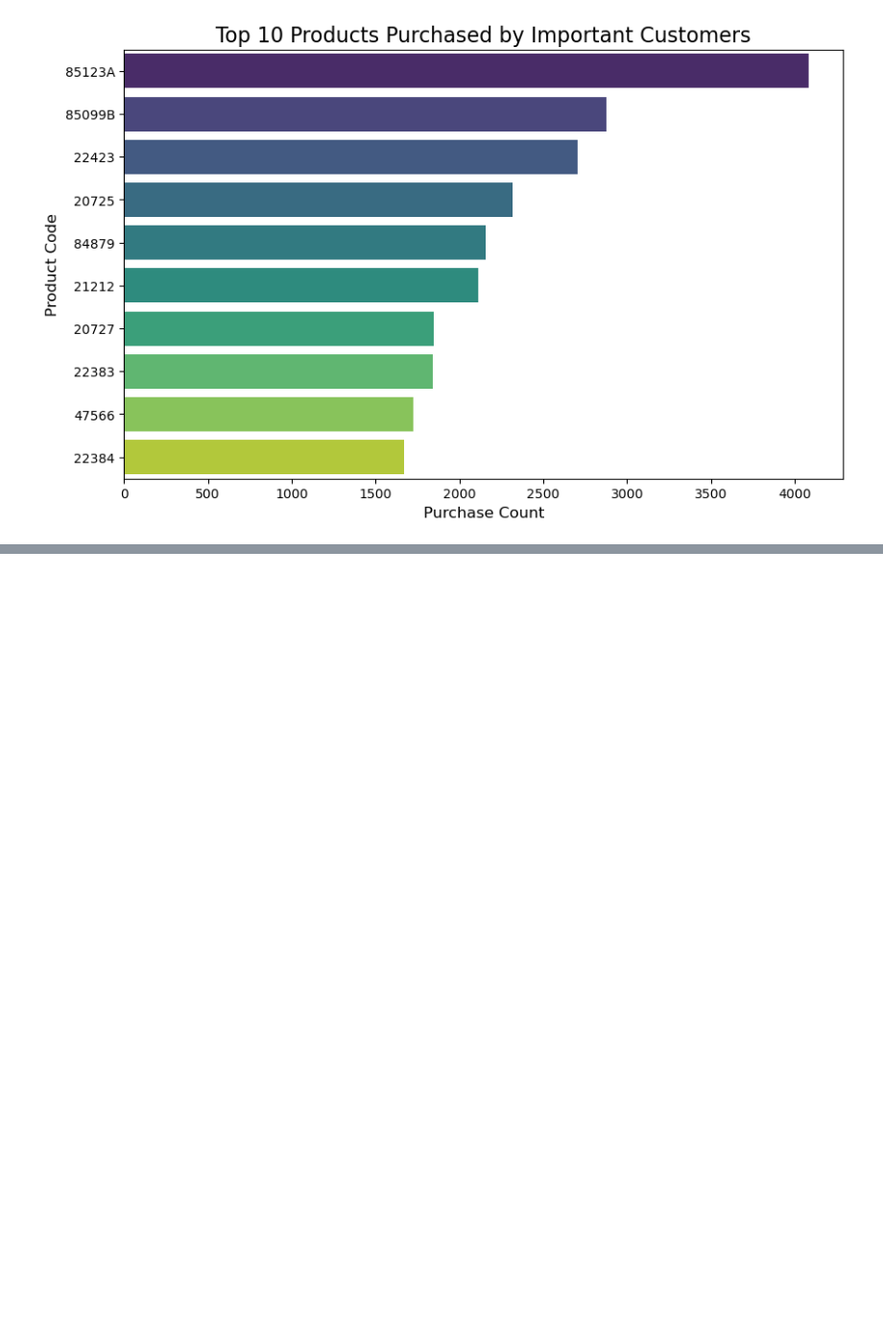
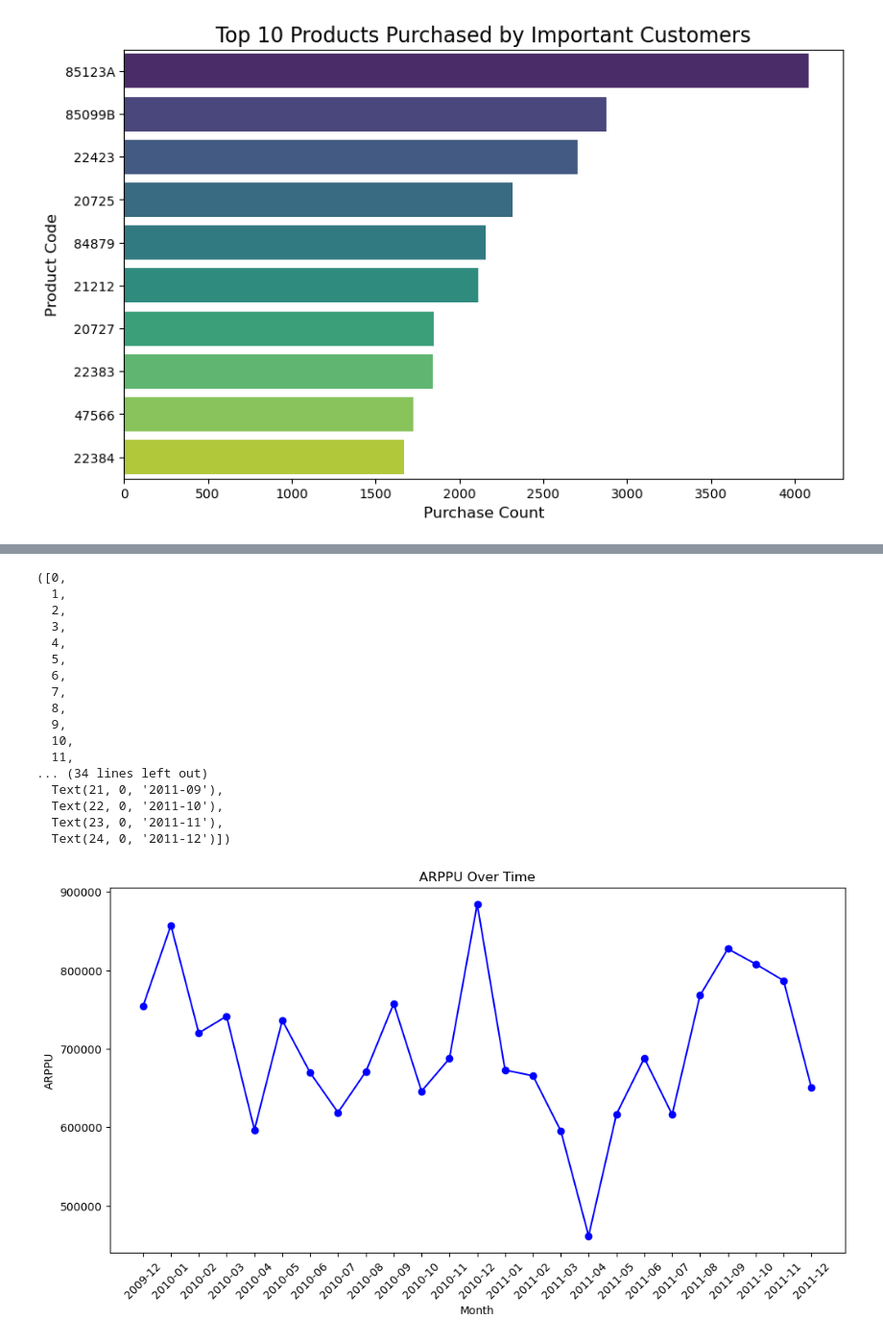
Before and after one commit to Gyuhyeon-Eom/project2, a Jupyter notebook: project2_엄규현.ipynb, the cells around one changed output, grey strips where cells are left out. Shown: that part at 96% size. Drawn from its saved outputs; the diff is of its cells as text; code cells hidden in the pictures; blank space fills up the shorter version.

```diff
--- a/project2_엄규현.ipynb
+++ b/project2_엄규현.ipynb
@@ -512,0 +613,33 @@ plt.show()
+# %%
+# Step 1: 월별 총 매출 (Monetary 컬럼으로 가정)
+monthly_revenue = rfm_with_month.groupby('Month')['Monetary'].sum();
+
+# Step 2: ARPPU 계산 (월별 총 매출 / 반복 구매 고객 수)
+arppu_by_month = monthly_revenue / repeat_customers;
+
+# Step 3: ARPPU 시각화
+plt.figure(figsize=(12, 6))
+plt.plot(arppu_by_month.index.astype(str), arppu_by_month.values, marker='o', color='b')
+plt.title('ARPPU Over Time')
+plt.xlabel('Month')
+plt.ylabel('ARPPU')
+plt.xticks(rotation=45)
+# %% [output]
+([0,
+  1,
+  2,
+  3,
+  4,
+  5,
+  6,
+  7,
+  8,
+  9,
+  10,
+  11,
+... (34 lines left out)
+  Text(21, 0, '2011-09'),
+  Text(22, 0, '2011-10'),
+  Text(23, 0, '2011-11'),
+  Text(24, 0, '2011-12')])
+[figure, added]
```
Also changed, not shown: parts of 10 cells of this notebook.
